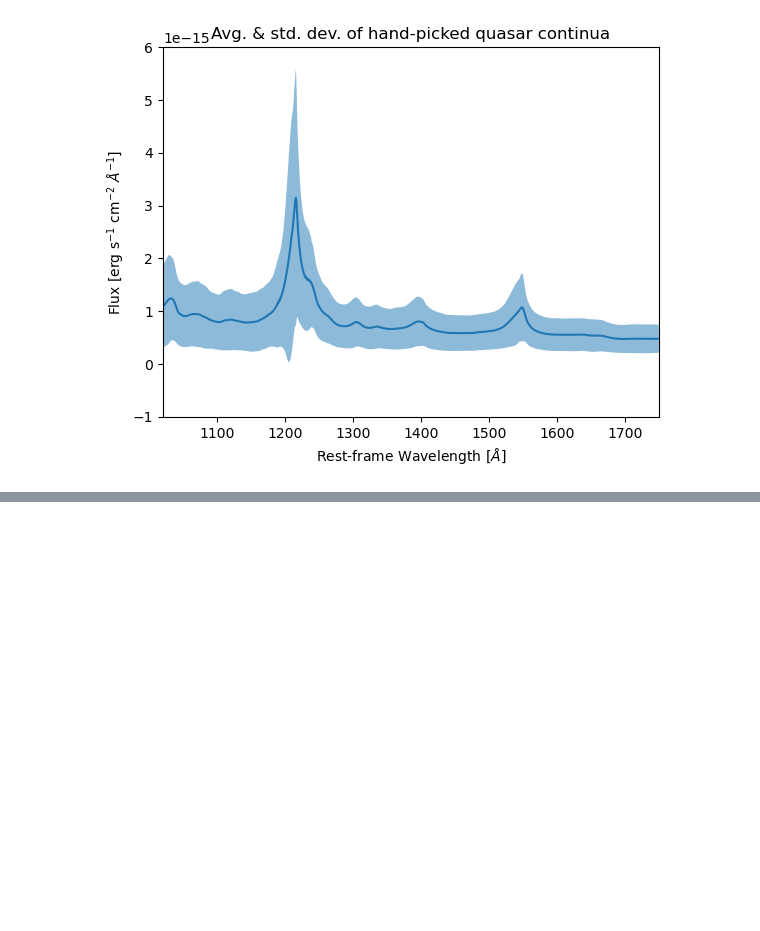
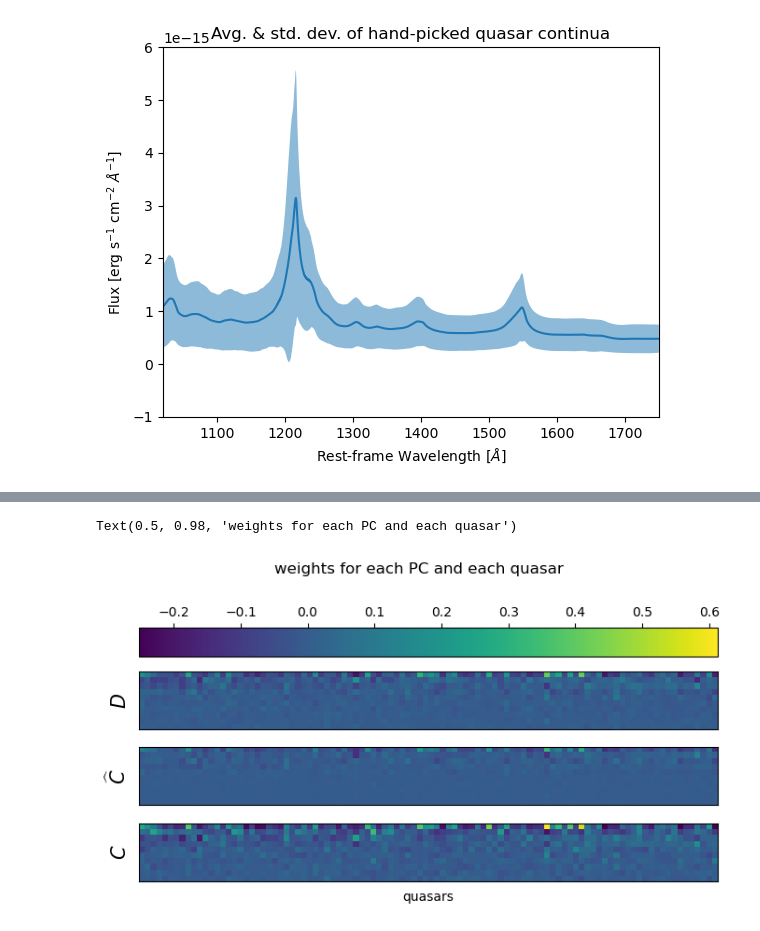
Before and after one commit to bayu-wilson/quasar_spectral_reconstruction_with_PCA, a Jupyter notebook: DimReductionAstroSpectra.ipynb, the cells around one changed output, grey strips where cells are left out. Saved outputs shown, nothing was run; the diff lists cells and outputs as text; code cells hidden in the pictures; blank space fills up the shorter version.

```diff
--- a/DimReductionAstroSpectra.ipynb
+++ b/DimReductionAstroSpectra.ipynb
@@ -378,25 +176,0 @@ NameError: name 'predicted_weights' is not defined
-# %%
-predicted_weights = np.dot(d_weights,P) # P and proj_calc are interchangeable
-
-Y = pca_full.mean_ + np.dot(predicted_weights,pca_full.components_)
-
-fig,ax = plt.subplots(ncols=2,nrows=1,figsize=(8,4))
-ax[0].plot(wave_grid,X_pp[0],color='red',label="Hand-picked",lw=1)
-ax[0].plot(wave_grid,Y[0],color='k',label="PCA",lw=1)
-offset = 0.1
-for i in range(1,5):
-    ax[0].plot(wave_grid,X_pp[i]+offset,color='red',lw=1)
-    ax[0].plot(wave_grid,Y[i]+offset,color='k',lw=1)
-
-    ax[1].plot(wave_grid,Y[i]/X_pp[i],lw=1)
-    # ax[1].plot(wave_grid,Y[i]+offset,color='k',lw=1)
-    offset+=0.1
-ax[0].set_ylim(-0.02,offset+0.1)
-ax[0].legend()
-ax[0].set_title(r"continuum spectrum predictions")
-ax[0].set_xlabel(r"Rest-frame Wavelength [$\AA$]")
-
-ax[1].set_title(r"ratio of hand-picked/PCA continuum")
-ax[1].set_xlabel(r"Rest-frame Wavelength [$\AA$]")
-
-plt.savefig("reconstructed_spectra.png",dpi=200, bbox_inches='tight')
@@ -404,0 +266,22 @@ plt.savefig("reconstructed_spectra.png",dpi=200, bbox_inches='tight')
+# %%
+# to give an idea of what these weight matrixes look like
+vmin = min(weights_redside.min(), pred_weights.min(), weights_full.min())
+vmax = max(weights_redside.max(), pred_weights.max(), weights_full.max())
+fig,ax = plt.subplots(3,figsize=(8,4))
+im0 = ax[0].imshow(weights_redside, vmin=vmin, vmax=vmax,)
+im1 = ax[1].imshow(pred_weights, vmin=vmin, vmax=vmax)
+im2 = ax[2].imshow(weights_full, vmin=vmin, vmax=vmax)
+fig.colorbar(im0, ax=ax, orientation="horizontal",fraction=0.2, pad=0.05,location='top')
+ax[0].set_ylabel(r"$D$",fontsize=15)
+ax[1].set_ylabel(r"$\widehat C$",fontsize=15)
+ax[2].set_ylabel(r"$C$",fontsize=15)
+ax[2].set_xlabel("quasars")
+for i in range(3):
+    ax[i].set_xticks([])
+    ax[i].set_yticks([])
+plt.suptitle('weights for each PC and each quasar')
+# ax[2].colorbar(orientation="horizontal")
+# plt.show()
+# %% [output]
+Text(0.5, 0.98, 'weights for each PC and each quasar')
+[figure, added]
```
Also changed, not shown: parts of 54 cells of this notebook.
